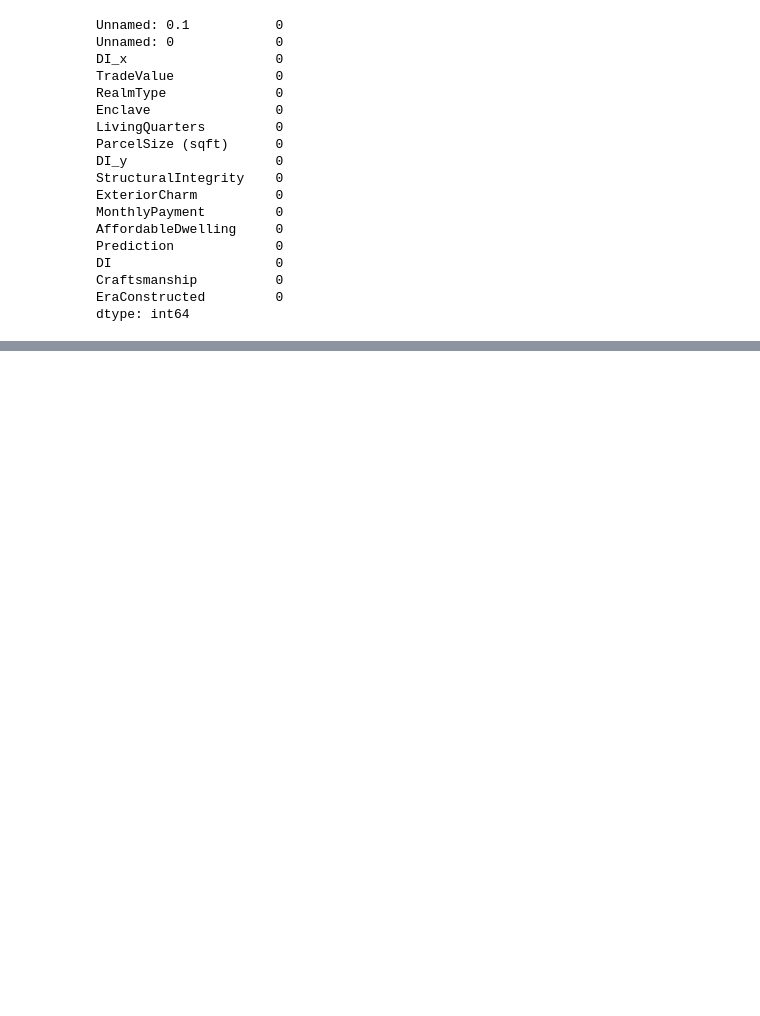
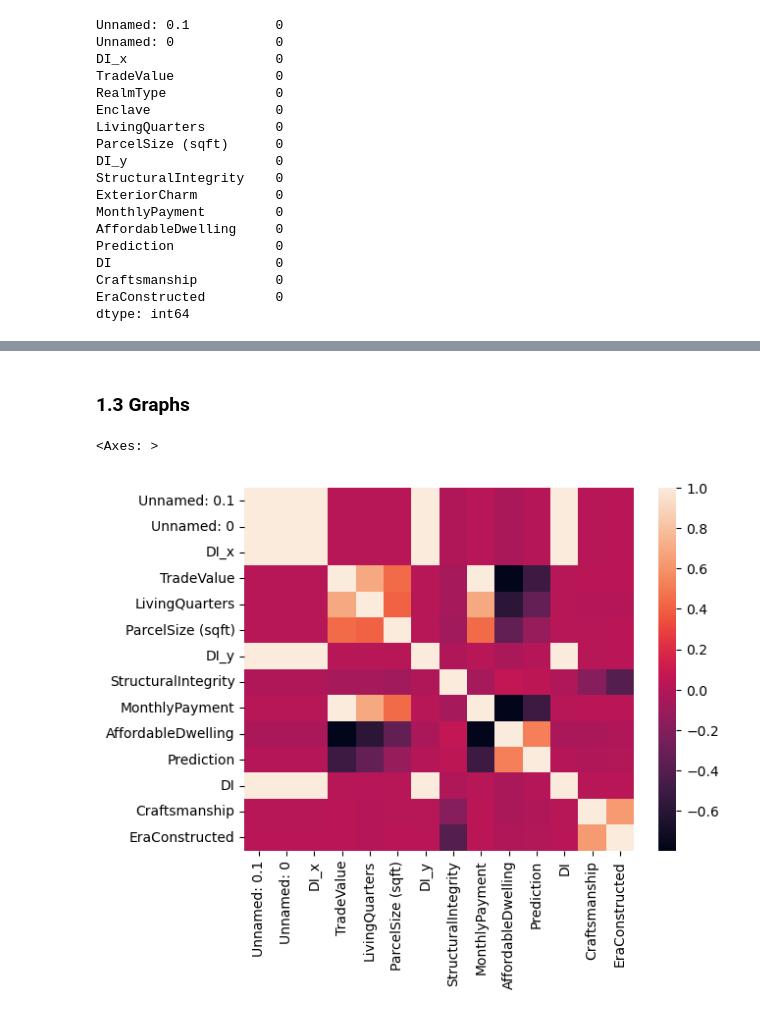
Before and after one commit to RaineScarlett/dsreport, a Jupyter notebook: iteration3.ipynb, the cells around one changed output, grey strips where cells are left out. Drawn from its saved outputs; the diff is of its cells as text; code cells hidden in the pictures; blank space fills up the shorter version.

```diff
--- a/iteration3.ipynb
+++ b/iteration3.ipynb
@@ -114,0 +165,7 @@ dtype: int64
+# %% [markdown]
+### 1.3 Graphs
+# %%
+sns.heatmap(df.corr(numeric_only=True, method='spearman'))
+# %% [output]
+<Axes: >
+[figure, added]
```
Also changed, not shown: parts of 10 cells of this notebook.
